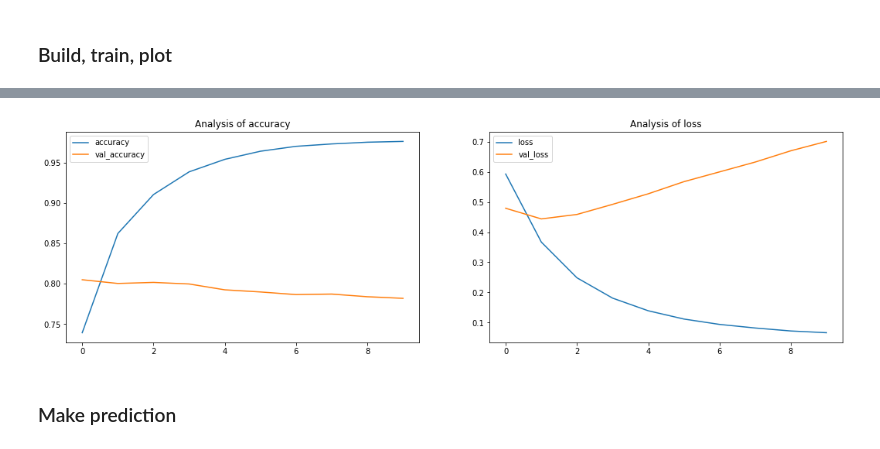
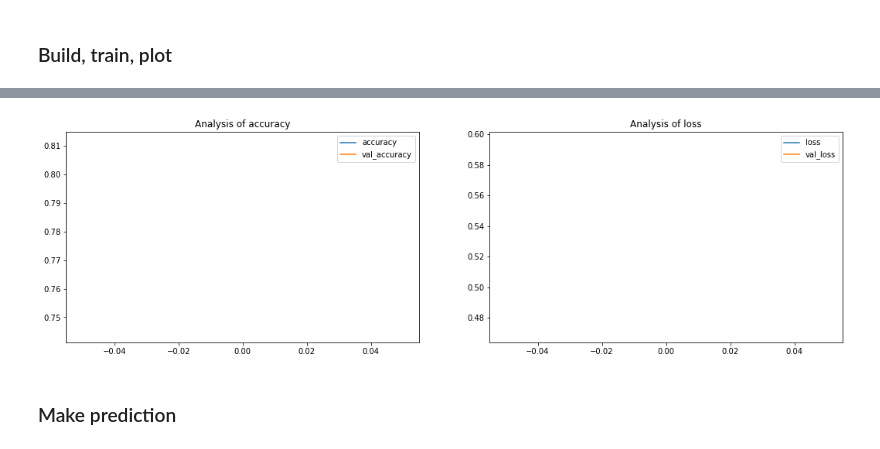
Before and after one commit to keivanipchihagh/NLP-with-Disaster-Tweets, a Jupyter notebook: NLP with Disaster Tweets.ipynb, the cells around one changed output, grey strips where cells are left out. Cells and saved outputs as stored; diff of their text form; code cells hidden in the pictures.

```diff
--- a/NLP with Disaster Tweets.ipynb
+++ b/NLP with Disaster Tweets.ipynb
@@ -385,7 +389,7 @@ history = train_model(
   model = model,
   x = X_train,
   y = y_train,
-  epochs = 10,
+  epochs = 1,
   batch_size = 64,
   validation_split = 0.2
 )
@@ -421,4 +406,4 @@ Epoch 10/10
-[figure, old version]
+[figure, new version]
 # %% [markdown]
 ### Make prediction
 # %%
```
Also changed, not shown: parts of 22 cells of this notebook, 1 other file.
